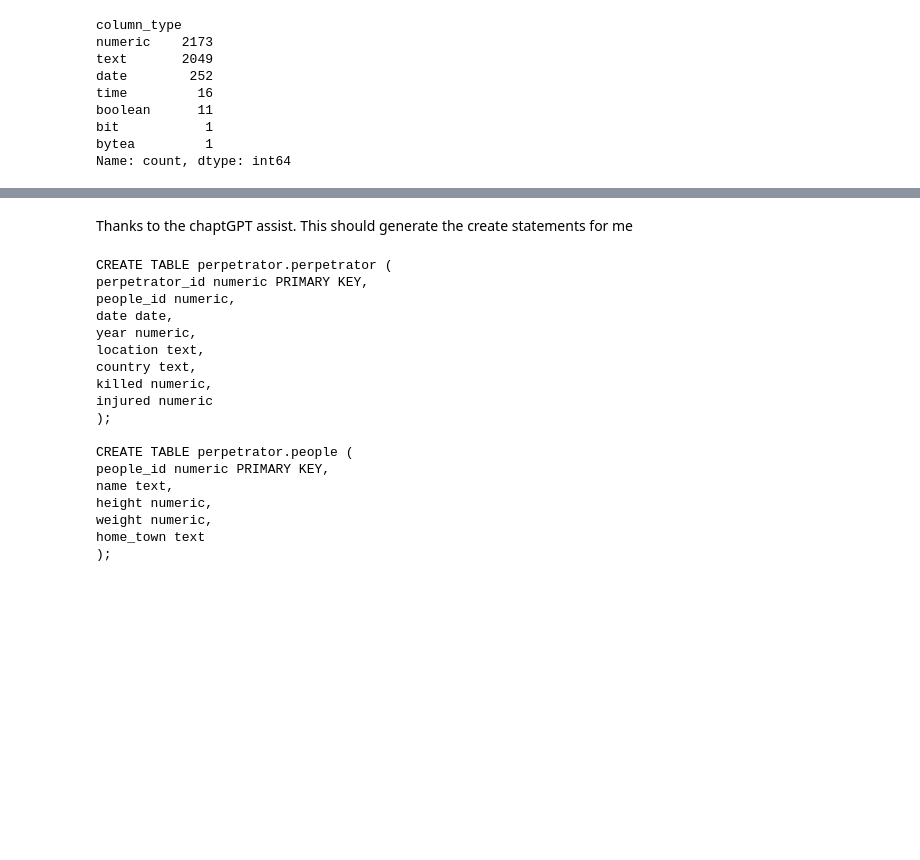
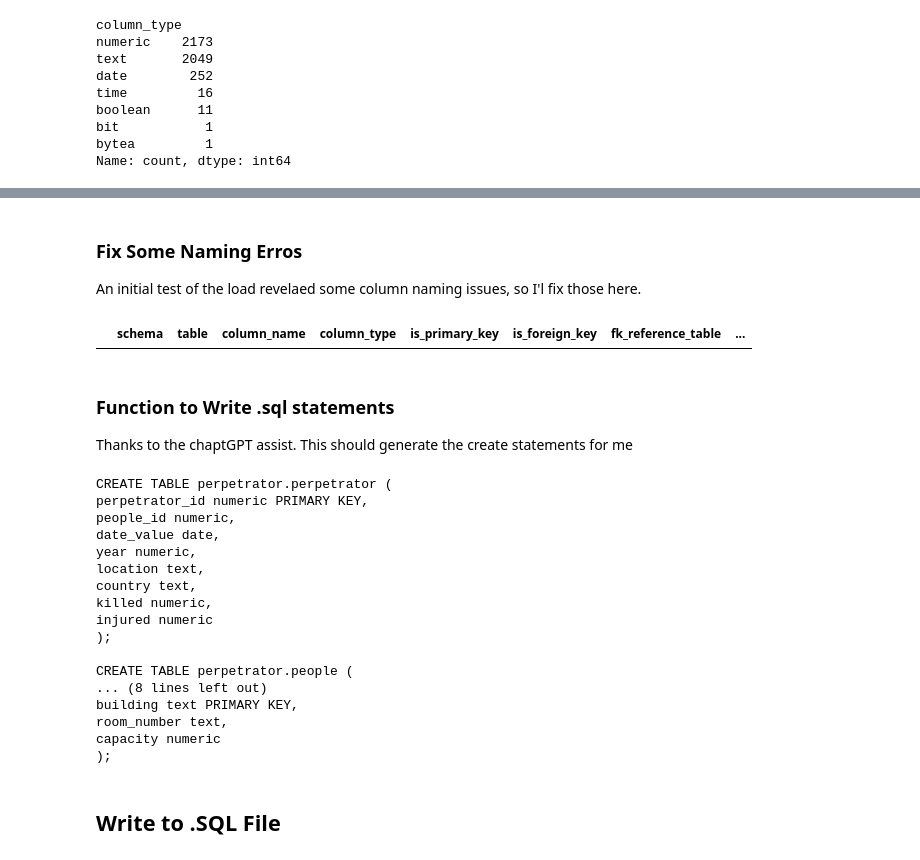
Before and after one commit to BrettlyCD/text-to-sql, a Jupyter notebook: notebooks/1.0 Data Wranging - DB.ipynb, the cells around one changed output, grey strips where cells are left out. Saved outputs shown, nothing was run; the diff lists cells and outputs as text; code cells hidden in the pictures; blank space fills up the shorter version.

Commit message:
Update dataframe manipulation order and remove spaces and maker lowercase.

```diff
--- a/notebooks/1.0 Data Wranging - DB.ipynb
+++ b/notebooks/1.0 Data Wranging - DB.ipynb
@@ -393,9 +360,27 @@ CREATE TABLE perpetrator.people(
+# %%
+schema_df.column_name = schema_df.column_name.str.replace(' ','_')
+# %%
+schema_df.column_name = schema_df.column_name.str.lower()
+# %% [markdown]
+### Fix Some Naming Erros
+An initial test of the load revelaed some column naming issues, so I'l fix those here.
+# %%
+col_upd_dict = {'from': 'from_value', 'start': 'start_time', 'end': 'end_time', '%_change_2007': 'change_perc', 'official_ratings_(millions': 'official_ratings_mil', '18_49_rating_share':'rating_share'}
+# %%
+for key, value in col_upd_dict.items():
+    schema_df.loc[schema_df.column_name == key, 'column_name'] = value
+# %%
+schema_df.loc[schema_df.column_name == '18_49_Rating_Share']
+# %% [output]
+|  | schema | table | column_name | column_type | is_primary_key | is_foreign_key | fk_reference_table | ... |
 # %% [markdown]
+### Function to Write .sql statements
+
 Thanks to the chaptGPT assist. This should generate the create statements for me
 # %%
 # SQL CREATE TABLE statement builder
 table_columns = {}
-for row in df_sub.itertuples(index=False):
+for row in schema_df.itertuples(index=False):
     schema, table, column, data_type, primary_key = row[:5]  # Unpack the row values
 
     # Create or update the table_columns dictionary
@@ -415,26 +400,26 @@ for (schema, table), columns in table_columns.items():
     column_defs = ',\n'.join(columns)
     sql_statement = f"CREATE TABLE {schema}.{table} (\n{column_defs}\n);\n"
     sql_statements.append(sql_statement)
-
-# Print the SQL CREATE TABLE statements
-for statement in sql_statements:
-    print(statement)
-# %% [output]
-CREATE TABLE perpetrator.perpetrator (
-perpetrator_id numeric PRIMARY KEY,
-people_id numeric,
-date date,
-year numeric,
-location text,
-country text,
-killed numeric,
-injured numeric
-);
-
-CREATE TABLE perpetrator.people (
-people_id numeric PRIMARY KEY,
-name text,
-height numeric,
-weight numeric,
-home_town text
-);
+# %%
+for i in range(3):
+    print(sql_statements[i])
+# %% [output]
+CREATE TABLE perpetrator.perpetrator (
+perpetrator_id numeric PRIMARY KEY,
+people_id numeric,
+date_value date,
+year numeric,
+location text,
+country text,
+killed numeric,
+injured numeric
+);
+
+CREATE TABLE perpetrator.people (
+... (8 lines left out)
+building text PRIMARY KEY,
+room_number text,
+capacity numeric
+);
+# %% [markdown]
+## Write to .SQL File
```
Also changed, not shown: parts of 19 cells of this notebook, 1 other file.
